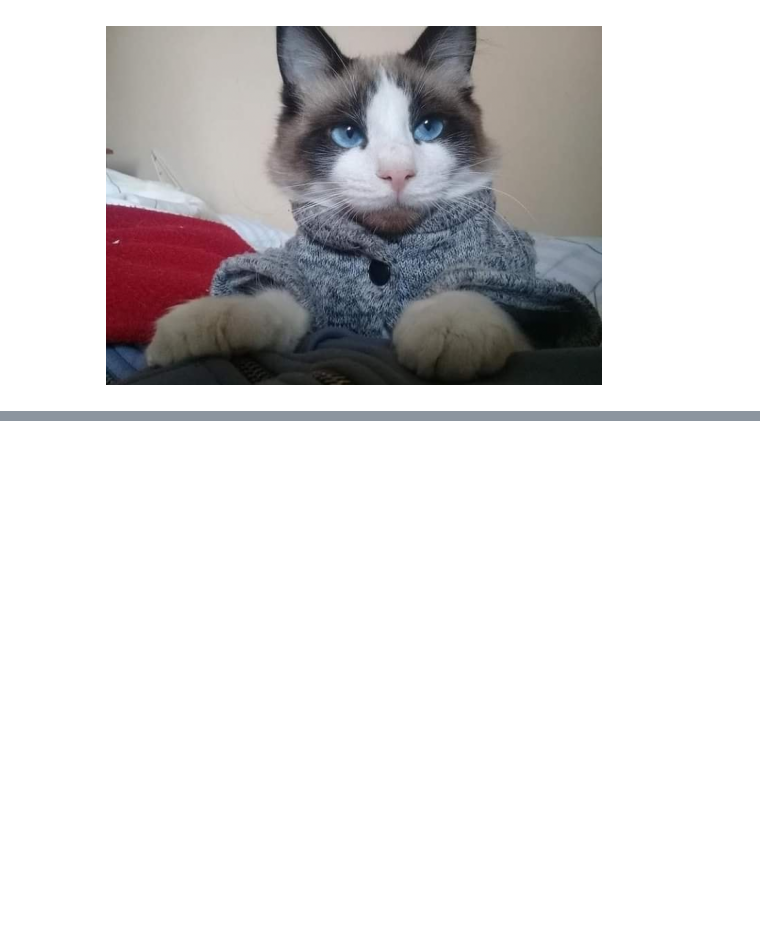
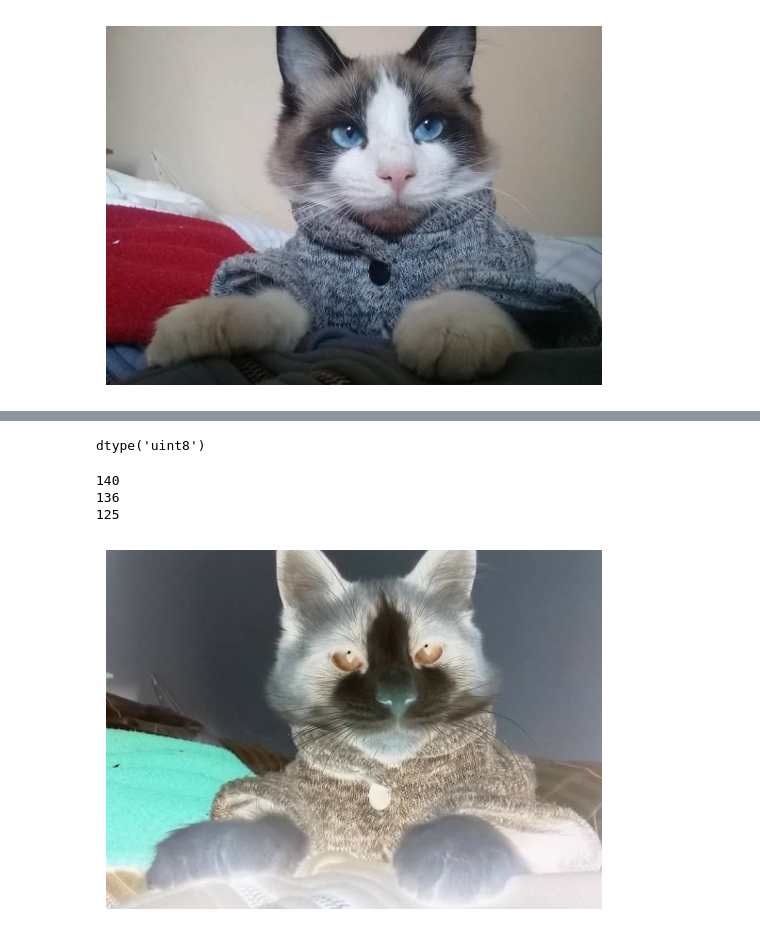
Before and after one commit to pablonicolasr/pdi_uns, a Jupyter notebook: tp1/pdi_tp1.ipynb, the cells around one changed output, grey strips where cells are left out. Saved outputs shown, nothing was run; the diff lists cells and outputs as text; code cells hidden in the pictures; blank space fills up the shorter version.

```diff
--- a/tp1/pdi_tp1.ipynb
+++ b/tp1/pdi_tp1.ipynb
@@ -25,0 +69,4 @@ heigth, width, channels = image.shape
+# %%
+image.dtype
+# %% [output]
+dtype('uint8')
@@ -25,0 +76,23 @@ heigth, width, channels = image.shape
+# %%
+# For example, we know that the size of file is 720x521 and we want to know about a value of a particular position
+print(image[0][0][0])
+print(image[0][0][1])
+print(image[0][0][2])
+# %% [output]
+140
+136
+125
+# %%
+def inverted_img(image):
+
+    img = image.copy()
+
+    return 255 - img
+# %%
+inv_image = inverted_img(image)
+# %%
+plt.imshow(inv_image)
+plt.axis("off")
+plt.show()
+# %% [output]
+[figure, added]
```
Also changed, not shown: parts of 51 cells of this notebook, 18 other files.
